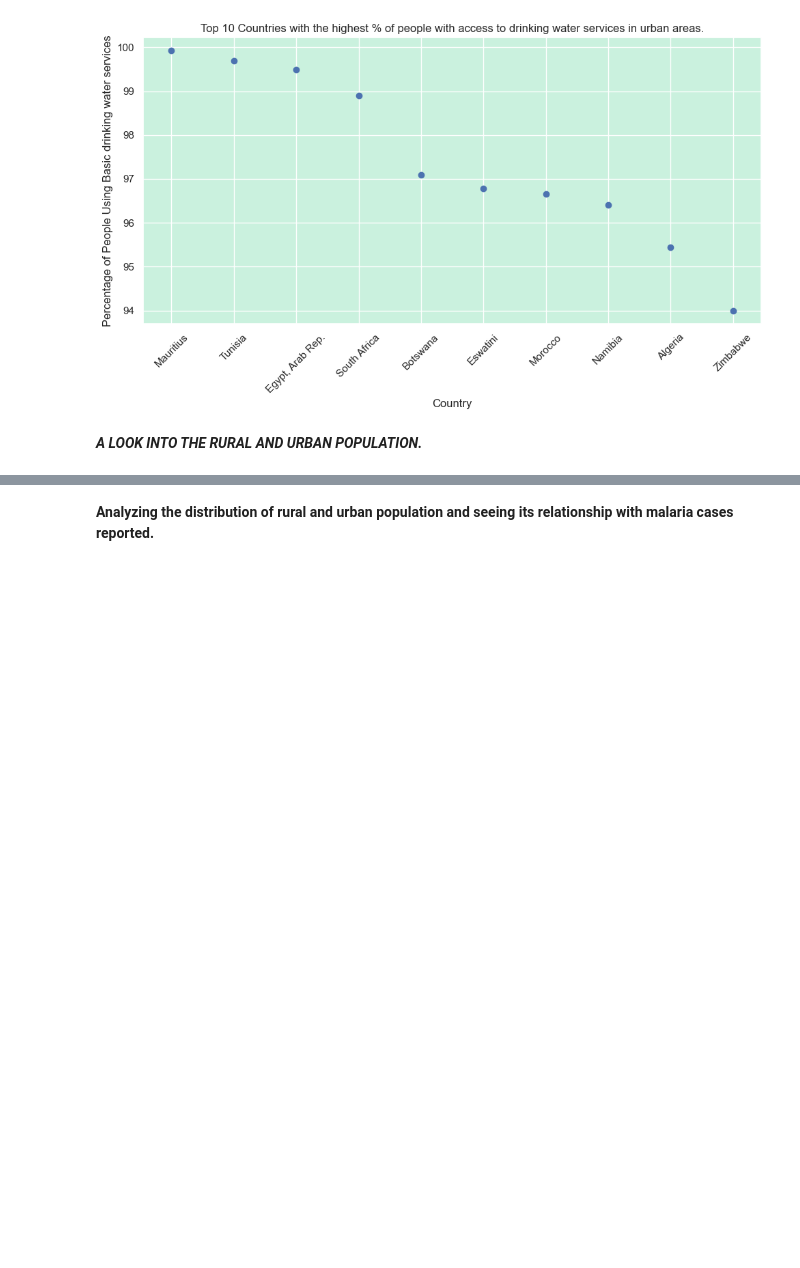
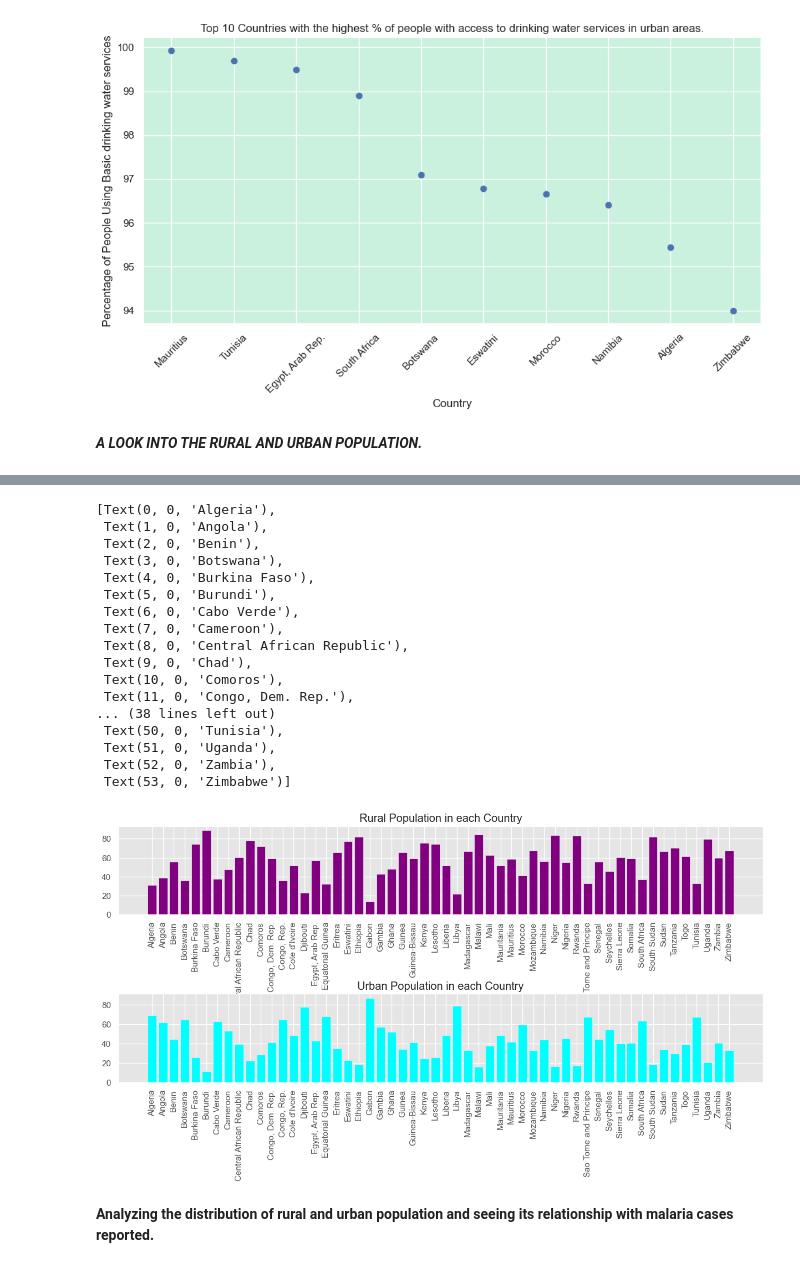
Before and after one commit to swalusimbi/Malaria_In_Africa, a Jupyter notebook: Malaria_in_Africa_GroupB/src/grp_work/project.ipynb, the cells around one changed output, grey strips where cells are left out. Drawn from its saved outputs; the diff is of its cells as text; code cells hidden in the pictures; blank space fills up the shorter version.

```diff
--- a/Malaria_in_Africa_GroupB/src/grp_work/project.ipynb
+++ b/Malaria_in_Africa_GroupB/src/grp_work/project.ipynb
@@ -849,0 +930,7 @@ plt.show()
+# %%
+population = ['Rural population (% of total population)','Urban population (% of total population)','Country Name']
+pop = df.loc[:,population]
+pop = pop.groupby("Country Name",as_index=False).mean(numeric_only = True)
+
+#pop.columns= {"Country_Name","Rural_population_(%_of_total_population)","Urban_population_(%_of_total_population)"}
+pop
@@ -850,3 +955,34 @@ plt.show()
+# %%
+plt.style.use('ggplot')
+fig,(ax1,ax2) = plt.subplots(nrows=2 ,ncols =1,figsize=(15,6))
+
+plt.subplots_adjust(hspace=.9)
+ax1.bar(pop['Country Name'],pop['Rural population (% of total population)'],color = 'purple')
+ax1.set_title('Rural Population in each Country')
+ax2.bar(pop['Country Name'],pop['Urban population (% of total population)'], color = 'cyan')
+ax2.set_title('Urban Population in each Country')
+
+ax1.set_xticklabels(ax1.get_xticklabels(),rotation=90)
+ax2.set_xticklabels(ax2.get_xticklabels(),rotation=90)
+# %% [output]
+[Text(0, 0, 'Algeria'),
+ Text(1, 0, 'Angola'),
+ Text(2, 0, 'Benin'),
+ Text(3, 0, 'Botswana'),
+ Text(4, 0, 'Burkina Faso'),
+ Text(5, 0, 'Burundi'),
+ Text(6, 0, 'Cabo Verde'),
+ Text(7, 0, 'Cameroon'),
+ Text(8, 0, 'Central African Republic'),
+ Text(9, 0, 'Chad'),
+ Text(10, 0, 'Comoros'),
+ Text(11, 0, 'Congo, Dem. Rep.'),
+... (38 lines left out)
+ Text(50, 0, 'Tunisia'),
+ Text(51, 0, 'Uganda'),
+ Text(52, 0, 'Zambia'),
+ Text(53, 0, 'Zimbabwe')]
+[figure, added]
 # %% [markdown]
 **Analyzing the distribution of rural and urban population and seeing its relationship with malaria cases reported.**
 # %%
```
Also changed, not shown: parts of 17 cells of this notebook.
